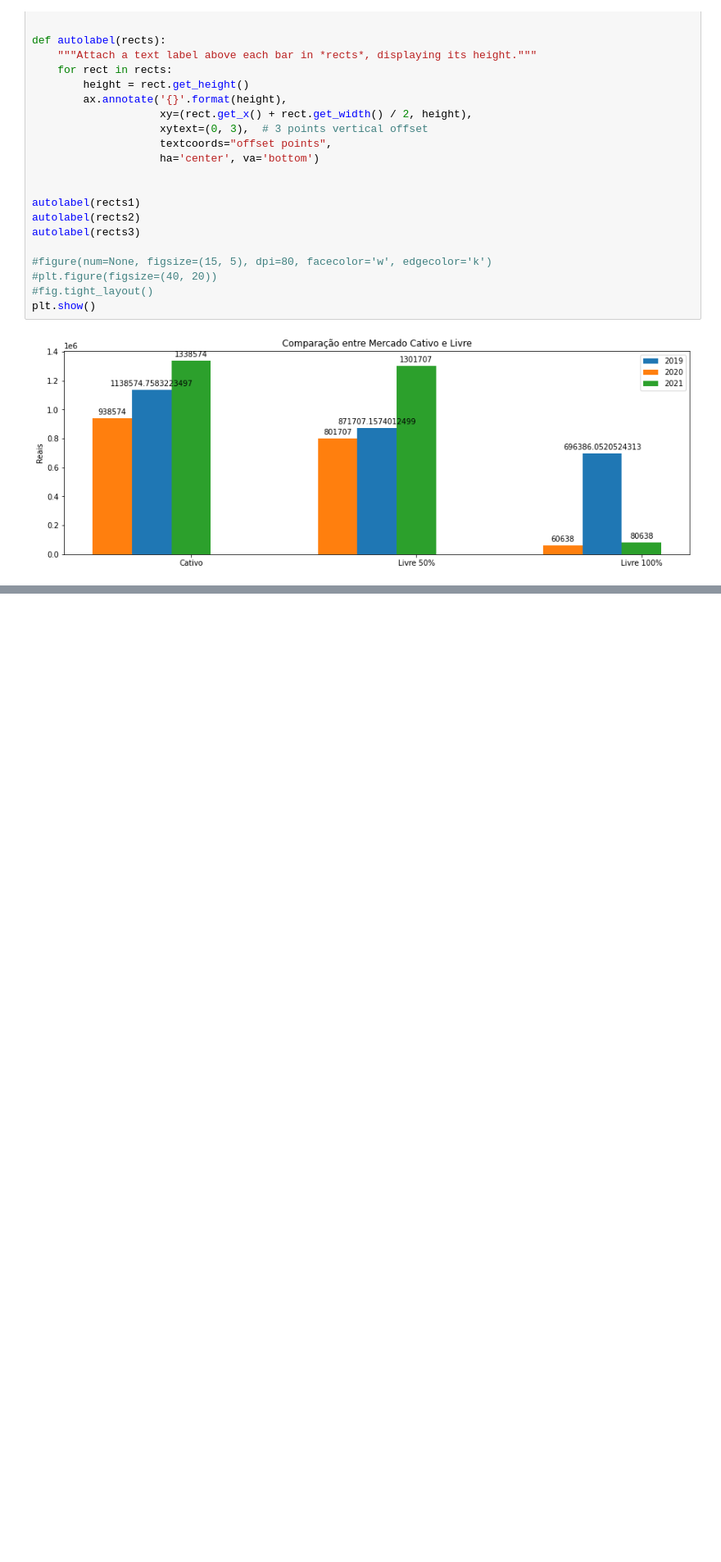
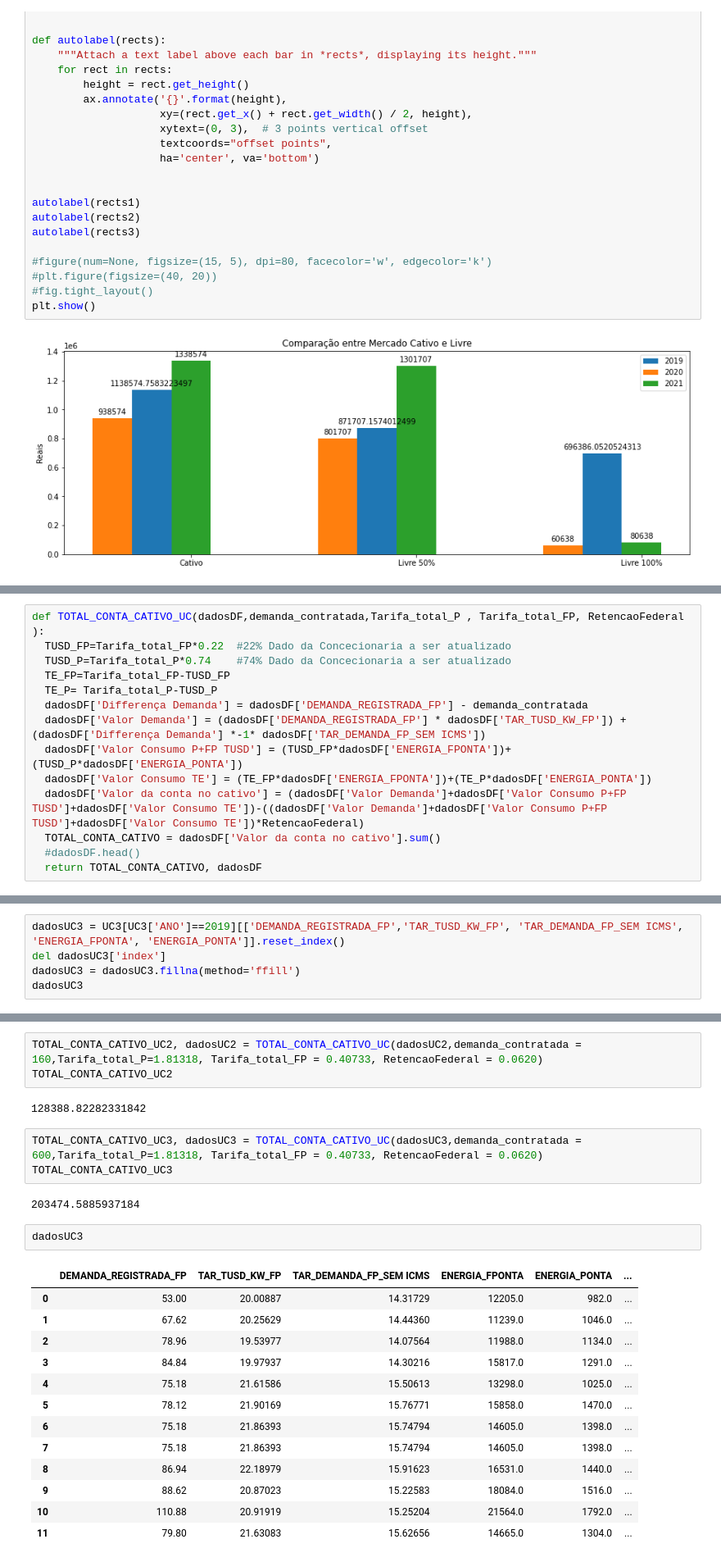
Before and after one commit to byronacunia/UFCA_estudo_mercado_livre, a Jupyter notebook: UFCA.ipynb, the cells around one changed output, grey strips where cells are left out. Shown: that part at 82% size. Drawn from its saved outputs; the diff is of its cells as text; blank space fills up the shorter version.

```diff
--- a/UFCA.ipynb
+++ b/UFCA.ipynb
@@ -409,0 +434,14 @@ plt.show()
+# %%
+def TOTAL_CONTA_CATIVO_UC(dadosDF,demanda_contratada,Tarifa_total_P , Tarifa_total_FP, RetencaoFederal ):
+  TUSD_FP=Tarifa_total_FP*0.22  #22% Dado da Concecionaria a ser atualizado
+  TUSD_P=Tarifa_total_P*0.74    #74% Dado da Concecionaria a ser atualizado
+  TE_FP=Tarifa_total_FP-TUSD_FP
+  TE_P= Tarifa_total_P-TUSD_P
+  dadosDF['Differença Demanda'] = dadosDF['DEMANDA_REGISTRADA_FP'] - demanda_contratada
+  dadosDF['Valor Demanda'] = (dadosDF['DEMANDA_REGISTRADA_FP'] * dadosDF['TAR_TUSD_KW_FP']) +(dadosDF['Differença Demanda'] *-1* dadosDF['TAR_DEMANDA_FP_SEM ICMS'])
+  dadosDF['Valor Consumo P+FP TUSD'] = (TUSD_FP*dadosDF['ENERGIA_FPONTA'])+(TUSD_P*dadosDF['ENERGIA_PONTA'])
+  dadosDF['Valor Consumo TE'] = (TE_FP*dadosDF['ENERGIA_FPONTA'])+(TE_P*dadosDF['ENERGIA_PONTA'])
+  dadosDF['Valor da conta no cativo'] = (dadosDF['Valor Demanda']+dadosDF['Valor Consumo P+FP TUSD']+dadosDF['Valor Consumo TE'])-((dadosDF['Valor Demanda']+dadosDF['Valor Consumo P+FP TUSD']+dadosDF['Valor Consumo TE'])*RetencaoFederal)
+  TOTAL_CONTA_CATIVO = dadosDF['Valor da conta no cativo'].sum()
+  #dadosDF.head()
+  return TOTAL_CONTA_CATIVO, dadosDF
@@ -409,0 +486,5 @@ plt.show()
+# %%
+dadosUC3 = UC3[UC3['ANO']==2019][['DEMANDA_REGISTRADA_FP','TAR_TUSD_KW_FP', 'TAR_DEMANDA_FP_SEM ICMS', 'ENERGIA_FPONTA', 'ENERGIA_PONTA']].reset_index()
+del dadosUC3['index']
+dadosUC3 = dadosUC3.fillna(method='ffill')
+dadosUC3
@@ -409,0 +510,26 @@ plt.show()
+# %%
+TOTAL_CONTA_CATIVO_UC2, dadosUC2 = TOTAL_CONTA_CATIVO_UC(dadosUC2,demanda_contratada = 160,Tarifa_total_P=1.81318, Tarifa_total_FP = 0.40733, RetencaoFederal = 0.0620)
+TOTAL_CONTA_CATIVO_UC2
+# %% [output]
+128388.82282331842
+# %%
+TOTAL_CONTA_CATIVO_UC3, dadosUC3 = TOTAL_CONTA_CATIVO_UC(dadosUC3,demanda_contratada = 600,Tarifa_total_P=1.81318, Tarifa_total_FP = 0.40733, RetencaoFederal = 0.0620)
+TOTAL_CONTA_CATIVO_UC3
+# %% [output]
+203474.5885937184
+# %%
+dadosUC3
+# %% [output]
+|  | DEMANDA_REGISTRADA_FP | TAR_TUSD_KW_FP | TAR_DEMANDA_FP_SEM ICMS | ENERGIA_FPONTA | ENERGIA_PONTA | ... |
+| 0 | 53.00 | 20.00887 | 14.31729 | 12205.0 | 982.0 | ... |
+| 1 | 67.62 | 20.25629 | 14.44360 | 11239.0 | 1046.0 | ... |
+| 2 | 78.96 | 19.53977 | 14.07564 | 11988.0 | 1134.0 | ... |
+| 3 | 84.84 | 19.97937 | 14.30216 | 15817.0 | 1291.0 | ... |
+| 4 | 75.18 | 21.61586 | 15.50613 | 13298.0 | 1025.0 | ... |
+| 5 | 78.12 | 21.90169 | 15.76771 | 15858.0 | 1470.0 | ... |
+| 6 | 75.18 | 21.86393 | 15.74794 | 14605.0 | 1398.0 | ... |
+| 7 | 75.18 | 21.86393 | 15.74794 | 14605.0 | 1398.0 | ... |
+| 8 | 86.94 | 22.18979 | 15.91623 | 16531.0 | 1440.0 | ... |
+| 9 | 88.62 | 20.87023 | 15.22583 | 18084.0 | 1516.0 | ... |
+| 10 | 110.88 | 20.91919 | 15.25204 | 21564.0 | 1792.0 | ... |
+| 11 | 79.80 | 21.63083 | 15.62656 | 14665.0 | 1304.0 | ... |
```
Also changed, not shown: parts of 7 cells of this notebook.
